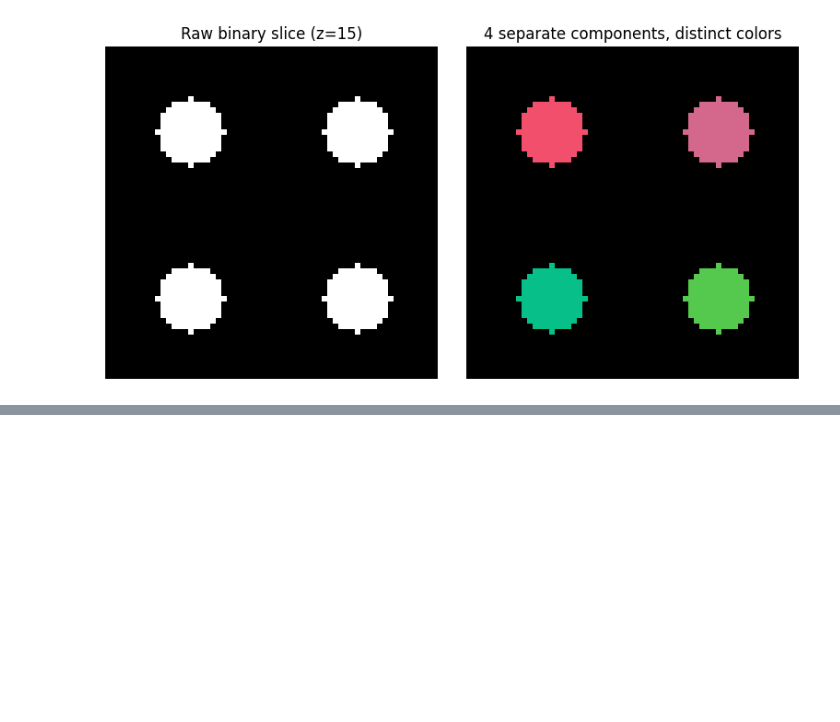
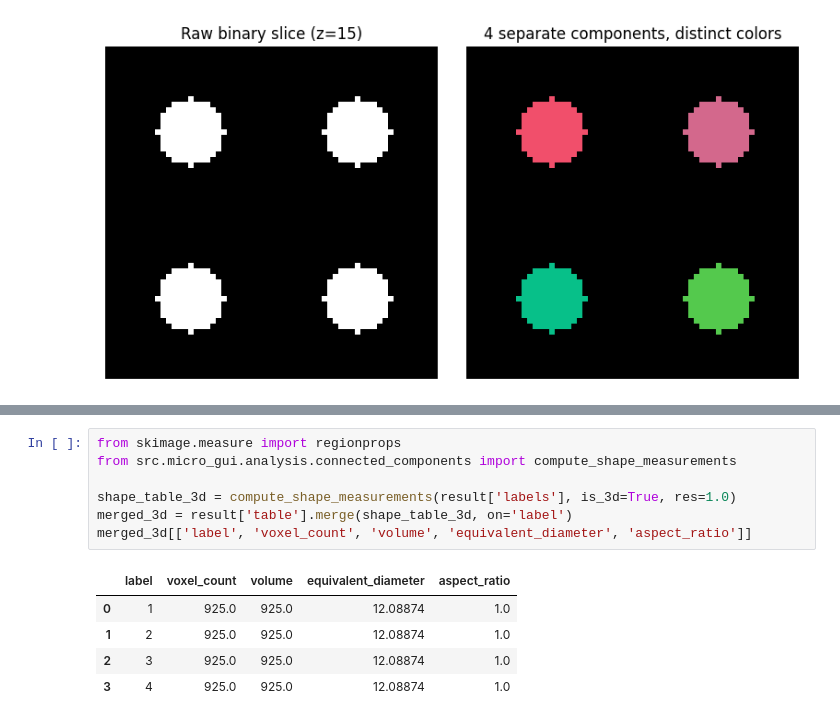
Before and after one commit to hamediut/MicrostructureGUI, a Jupyter notebook: notebooks/test_connected_components.ipynb, the cells around one changed output, grey strips where cells are left out. Drawn from its saved outputs; the diff is of its cells as text; blank space fills up the shorter version.

```diff
--- a/notebooks/test_connected_components.ipynb
+++ b/notebooks/test_connected_components.ipynb
@@ -297,0 +308,13 @@ result['num_components']
+# %%
+from skimage.measure import regionprops
+from src.micro_gui.analysis.connected_components import compute_shape_measurements
+
+shape_table_3d = compute_shape_measurements(result['labels'], is_3d=True, res=1.0)
+merged_3d = result['table'].merge(shape_table_3d, on='label')
+merged_3d[['label', 'voxel_count', 'volume', 'equivalent_diameter', 'aspect_ratio']]
+# %% [output]
+|  | label | voxel_count | volume | equivalent_diameter | aspect_ratio |
+| 0 | 1 | 925.0 | 925.0 | 12.08874 | 1.0 |
+| 1 | 2 | 925.0 | 925.0 | 12.08874 | 1.0 |
+| 2 | 3 | 925.0 | 925.0 | 12.08874 | 1.0 |
+| 3 | 4 | 925.0 | 925.0 | 12.08874 | 1.0 |
```
Also changed, not shown: parts of 12 cells of this notebook, 2 other files.
